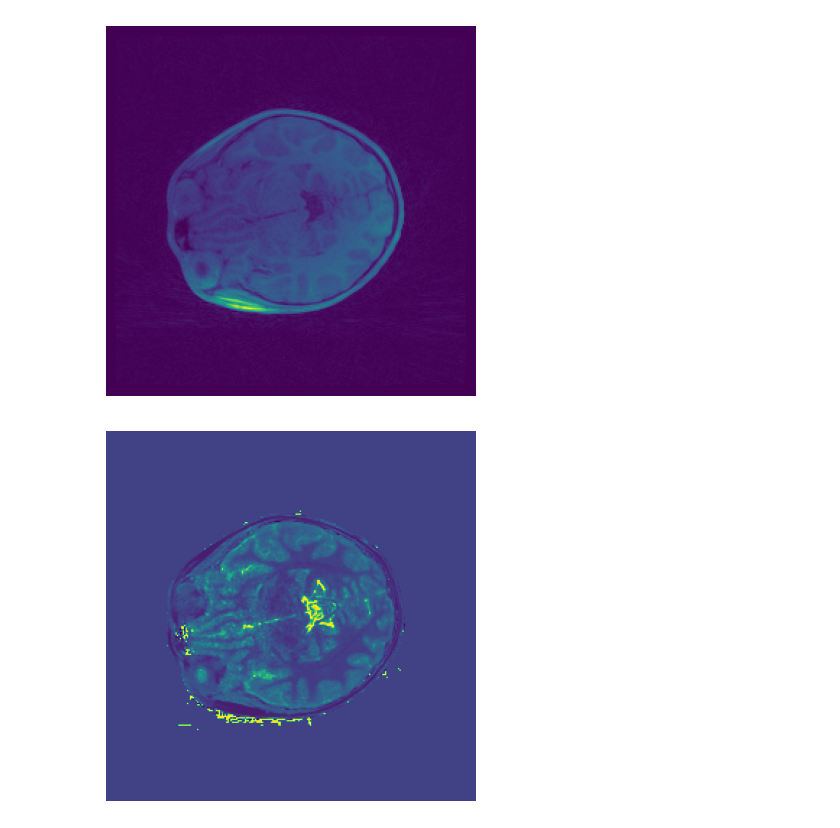
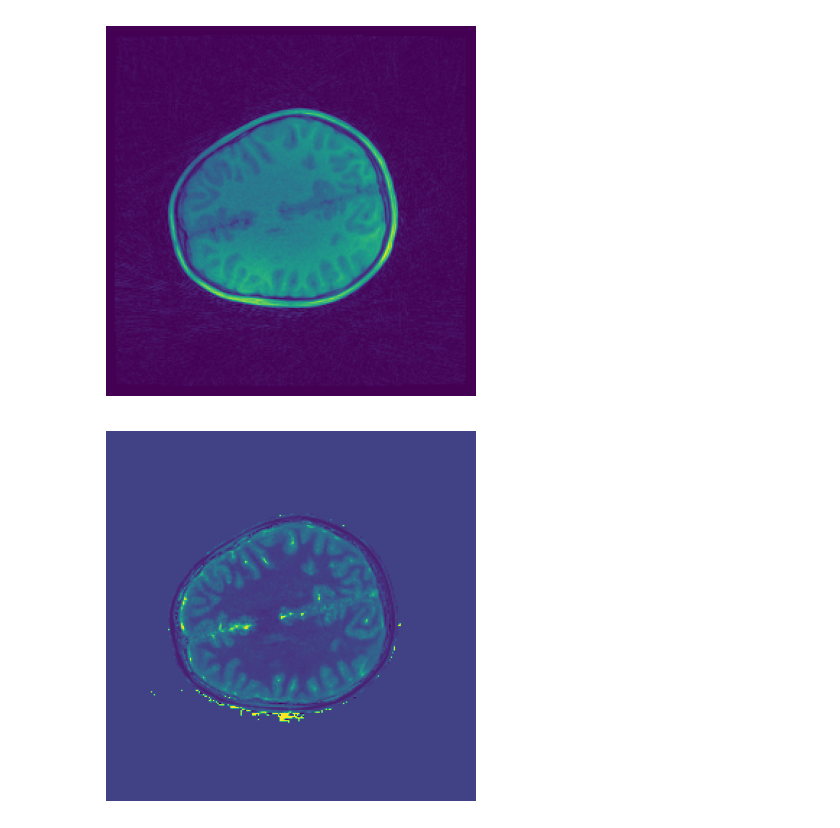
Before and after one commit to 2aron-chen/Skunkworks, a Jupyter notebook: T1Preprocessing.ipynb, the cells around one changed output. Drawn from its saved outputs; the diff is of its cells as text; code cells hidden in the pictures.

```diff
--- a/T1Preprocessing.ipynb
+++ b/T1Preprocessing.ipynb
@@ -90,12 +89,12 @@ np.mean(((y-np.average(y))**2))
 # %%
 dataset = T1Dataset(10, gt=True)
-x,y = dataset[360]
+x,y = dataset[150]
 plt.axis('off')
 plt.imshow(np.abs(x[0]))
 plt.show()
 plt.axis('off')
 plt.imshow(np.abs(y[0]))
 plt.show()
 # %% [output]
-[figure, old version]
+[figure, new version]
-[figure, old version]
+[figure, new version]
```
Also changed, not shown: parts of 12 cells of this notebook, 2 other files.
